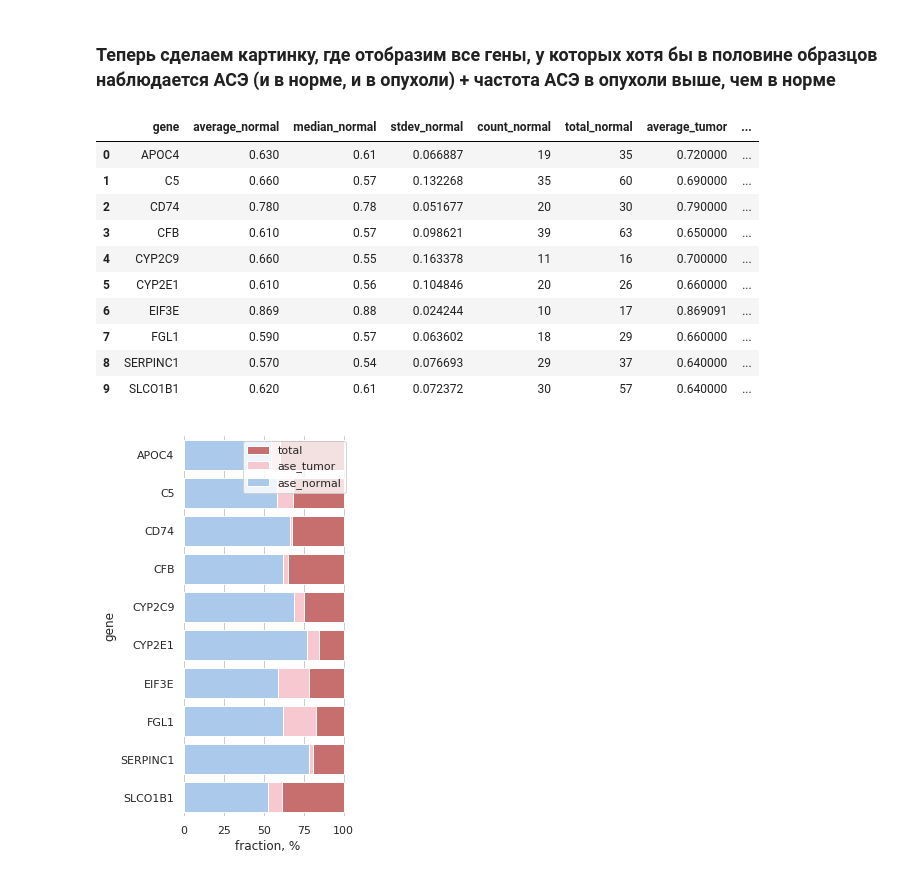
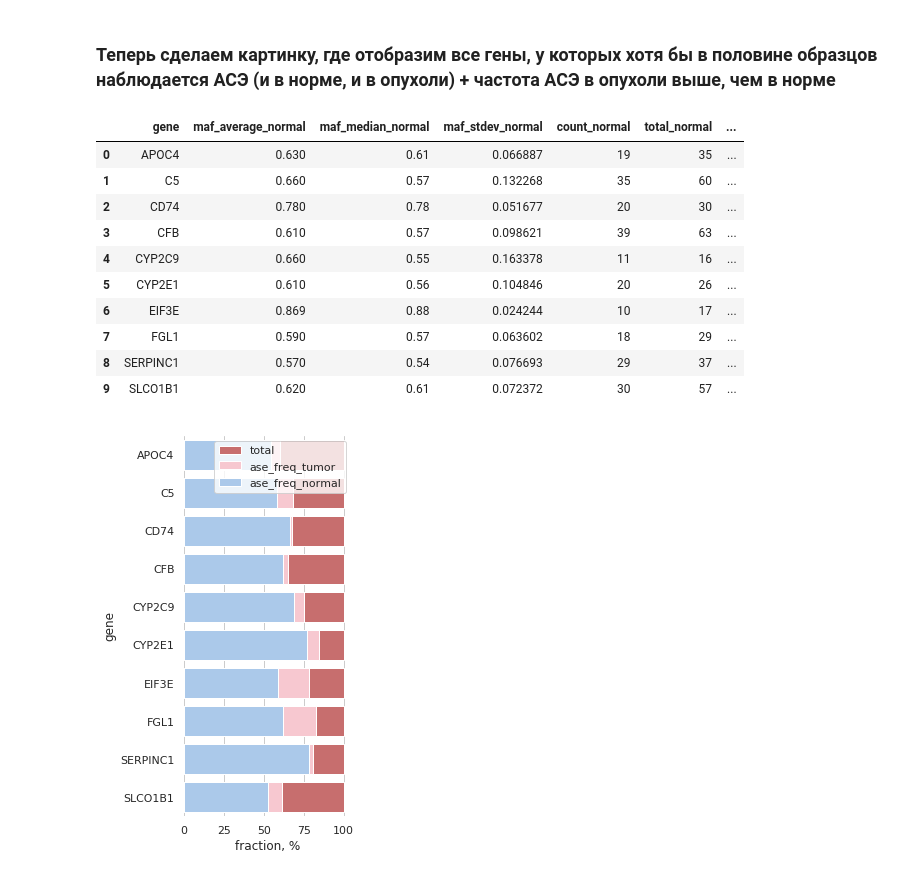
Before and after one commit to emir-radkevich/paper_ase, a Jupyter notebook: scripts_for_publication/pics_ase.ipynb, the cells around one changed output. Drawn from its saved outputs; the diff is of its cells as text; code cells hidden in the pictures.

```diff
--- a/scripts_for_publication/pics_ase.ipynb
+++ b/scripts_for_publication/pics_ase.ipynb
@@ -57,7 +64,9 @@ df
 # %%
 # Грузим сегментрано дуплицированные гены
 where_am_i = os.getcwd()
-df_segm_dupl = pd.read_csv(os.path.join(where_am_i, 'segm_dupl.tsv'), sep='\t')
+pic_path = os.path.abspath(os.path.join(where_am_i, '..', 'pics_for_publication'))
+
+df_segm_dupl = pd.read_csv(os.path.join(where_am_i, 'tsv_files', 'segm_dupl.tsv'), sep='\t')
 # %%
 # Тут перечислены все гены, которые не являются супер дуплицированными
 df_nsd = df.query("gene not in @df_segm_dupl.gene")
@@ -164,0 +227,9 @@ plt.savefig('high_tumor_ase_frequency.png', dpi=400, bbox_inches='tight')
+# %%
+sns.set(style="whitegrid")
+
+cmap = sns.cubehelix_palette(rot=-.2, as_cmap=True)
+sns.relplot(x="ase_freq_normal", y="ase_freq_tumor",
+            size='maf_median_tumor',
+#             hue='maf_median_tumor',
+            sizes=(40, 400), alpha=.7, palette=cmap,
+            height=7, data=df_htase)
@@ -205,0 +281,9 @@ plt.savefig('high_normal_ase_frequency.png', dpi=400, bbox_inches='tight')
+# %%
+sns.set(style="whitegrid")
+
+cmap = sns.cubehelix_palette(rot=-.2, as_cmap=True)
+sns.relplot(x="ase_freq_normal", y="ase_freq_tumor",
+            size='maf_median_tumor',
+#             hue='maf_median_tumor',
+            sizes=(40, 400), alpha=.7, palette=cmap,
+            height=7, data=df_hnase)
@@ -215,46 +302,46 @@ plt.savefig('high_normal_ase_frequency.png', dpi=400, bbox_inches='tight')
 # хотя бы в половине образцов наблюдается АСЭ (и в норме, и в опухоли)
 
 df_hase = df_nsd.query('(total_normal > 7) & (total_tumor > 7) & (count_tumor/total_tumor > 0.5) & \
-    (count_normal/total_normal > 0.5) & (ase_normal < 100) & (ase_tumor < 100) & \
-    (ase_tumor/ase_normal > 1.0)')
+    (count_normal/total_normal > 0.5) & (ase_freq_normal < 100) & (ase_freq_tumor < 100) & \
+    (ase_freq_tumor/ase_freq_normal > 1.0)')
 df_hase = df_hase.reset_index(drop=True)
 df_hase
 # %% [output]
-|  | gene | average_normal | median_normal | stdev_normal | count_normal | total_normal | average_tumor | ... |
-| 0 | APOC4 | 0.630 | 0.61 | 0.066887 | 19 | 35 | 0.720000 | ... |
-| 1 | C5 | 0.660 | 0.57 | 0.132268 | 35 | 60 | 0.690000 | ... |
-| 2 | CD74 | 0.780 | 0.78 | 0.051677 | 20 | 30 | 0.790000 | ... |
-| 3 | CFB | 0.610 | 0.57 | 0.098621 | 39 | 63 | 0.650000 | ... |
-| 4 | CYP2C9 | 0.660 | 0.55 | 0.163378 | 11 | 16 | 0.700000 | ... |
-| 5 | CYP2E1 | 0.610 | 0.56 | 0.104846 | 20 | 26 | 0.660000 | ... |
-| 6 | EIF3E | 0.869 | 0.88 | 0.024244 | 10 | 17 | 0.869091 | ... |
-| 7 | FGL1 | 0.590 | 0.57 | 0.063602 | 18 | 29 | 0.660000 | ... |
-| 8 | SERPINC1 | 0.570 | 0.54 | 0.076693 | 29 | 37 | 0.640000 | ... |
-| 9 | SLCO1B1 | 0.620 | 0.61 | 0.072372 | 30 | 57 | 0.640000 | ... |
+|  | gene | maf_average_normal | maf_median_normal | maf_stdev_normal | count_normal | total_normal | ... |
+| 0 | APOC4 | 0.630 | 0.61 | 0.066887 | 19 | 35 | ... |
+| 1 | C5 | 0.660 | 0.57 | 0.132268 | 35 | 60 | ... |
+| 2 | CD74 | 0.780 | 0.78 | 0.051677 | 20 | 30 | ... |
+| 3 | CFB | 0.610 | 0.57 | 0.098621 | 39 | 63 | ... |
+| 4 | CYP2C9 | 0.660 | 0.55 | 0.163378 | 11 | 16 | ... |
+| 5 | CYP2E1 | 0.610 | 0.56 | 0.104846 | 20 | 26 | ... |
+| 6 | EIF3E | 0.869 | 0.88 | 0.024244 | 10 | 17 | ... |
+| 7 | FGL1 | 0.590 | 0.57 | 0.063602 | 18 | 29 | ... |
+| 8 | SERPINC1 | 0.570 | 0.54 | 0.076693 | 29 | 37 | ... |
+| 9 | SLCO1B1 | 0.620 | 0.61 | 0.072372 | 30 | 57 | ... |
 # %%
 # Делаем картинку
 
 sns.set(style="whitegrid")
 
 f, ax = plt.subplots(figsize=(3, 7))
 
 sns.set_color_codes("muted")
 sns.barplot(x='total_percent', y="gene", data=df_hase,
             label="total", color="r")
 
 sns.set_color_codes("muted")
-sns.barplot(x='ase_tumor', y="gene", data=df_hase,
-            label="ase_tumor", color='pink')
+sns.barplot(x='ase_freq_tumor', y="gene", data=df_hase,
+            label="ase_freq_tumor", color='pink')
 
 sns.set_color_codes("pastel")
-sns.barplot(x="ase_normal", y="gene", data = df_hase,
-            label="ase_normal", color="b")
+sns.barplot(x="ase_freq_normal", y="gene", data = df_hase,
+            label="ase_freq_normal", color="b")
 
 ax.legend(ncol=1, loc="upper right", frameon=True)
 ax.set(ylabel="gene",
        xlabel="fraction, %")
 sns.despine(left=True, bottom=True)
 
-plt.savefig('high_ase_frequency.png', dpi=400, bbox_inches='tight')
+plt.savefig(os.path.join(pic_path, 'high_ase_frequency.png'), dpi=400, bbox_inches='tight')
 # %% [output]
-[figure, old version]
+[figure, new version]
```
Also changed, not shown: parts of 14 cells of this notebook.
